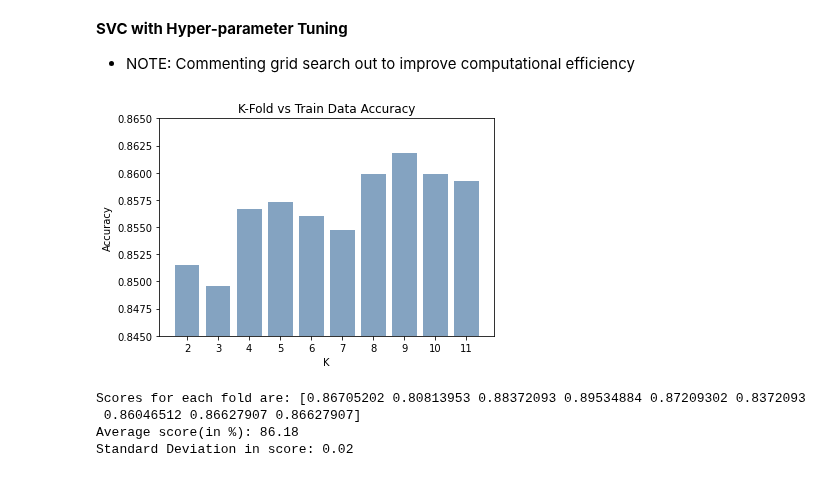
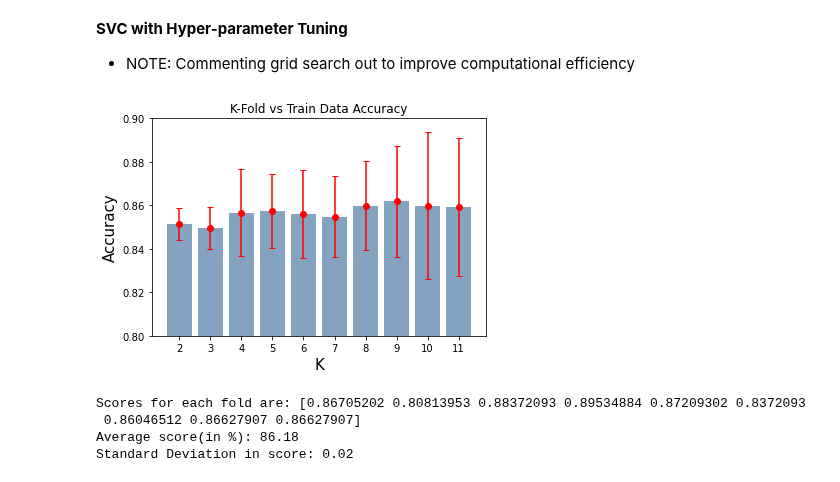
Before and after one commit to blueriver212/Crime_Prediction_ML, a Jupyter notebook: Instance_Based_Learning.ipynb, the cells around one changed output. Saved outputs shown, nothing was run; the diff lists cells and outputs as text; code cells hidden in the pictures.

Commit message:
Updated with new k-fold plot

```diff
--- a/Instance_Based_Learning.ipynb
+++ b/Instance_Based_Learning.ipynb
@@ -58,26 +59,33 @@ def plot_confusion_matrix(train_p, train, dom):
 # %%
 SVM_clf = SVC(C=1, gamma=0.1)
 SVM_clf.fit(x_train, y_train)
 
 
 # Perform k-fold validation on training data
-kfold_scores = {}
+x = []
+y = []
+error = []
+
 for i in range(2,12):
     kf =KFold(n_splits=i, shuffle=True, random_state=42)
     score = cross_val_score(SVM_clf, x_train, y_train, cv= kf, scoring="accuracy")
-    res = {str(i): score.mean()}
-    kfold_scores.update(res)
+    x.append(i)
+    y.append(score.mean())
+    error.append(statistics.stdev(score))
 
-for key in kfold_scores:
-    plt.bar([key], kfold_scores[key], label=key, color=(0.2, 0.4, 0.6, 0.6))
+
+
+plt.bar(x, y, color=(0.2, 0.4, 0.6, 0.6))
+plt.errorbar(x, y, yerr = error, barsabove = False, fmt ='o', capsize = 3, color = 'red')
 
 plt.title('K-Fold vs Train Data Accuracy')
-plt.xlabel('K')
-plt.ylabel('Accuracy')
-plt.ylim(0.845, 0.865)
+plt.xlabel('K',fontsize=15)
+plt.ylabel('Accuracy',fontsize=15)
+plt.xticks(x)
+plt.ylim(0.8, 0.9)
 plt.show()
 # %% [output]
-[figure, old version]
+[figure, new version]
 # %%
 # Check k-fold split
 kf =KFold(n_splits=9, shuffle=True, random_state=42)
```
Also changed, not shown: parts of 1 cell of this notebook.
